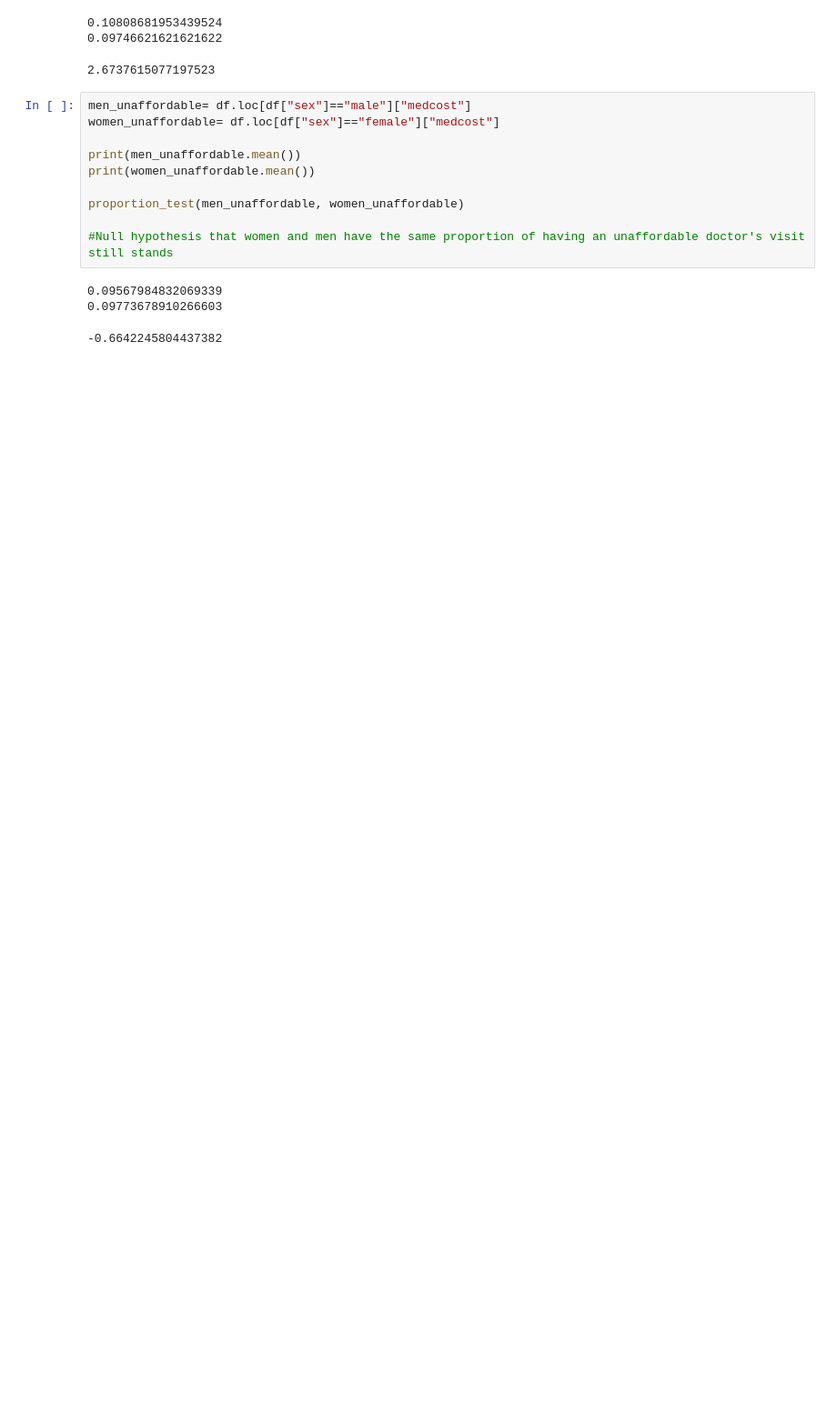
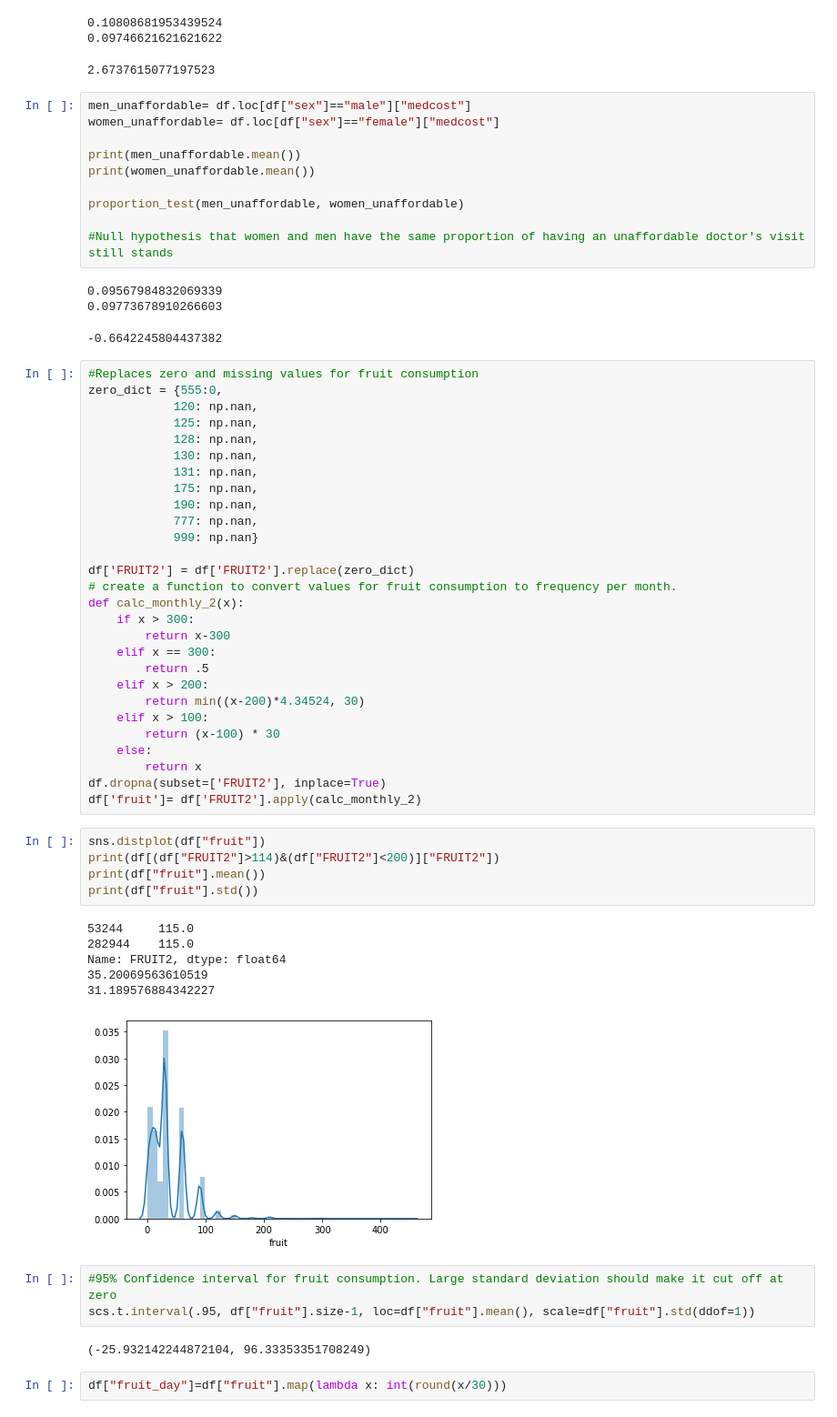
Before and after one commit to coreyryanhanson/nyc-mhtn-ds-010620-lectures, a Jupyter notebook: week_5/case_stud_stats/case_study_mine.ipynb, the cells around one changed output. Shown at 91% size. Saved outputs shown, nothing was run; the diff lists cells and outputs as text; blank space fills up the shorter version.

```diff
--- a/week_5/case_stud_stats/case_study_mine.ipynb
+++ b/week_5/case_stud_stats/case_study_mine.ipynb
@@ -868,3 +873,50 @@ proportion_test(men_unaffordable, women_unaffordable)
 0.09567984832069339
 0.09773678910266603
 -0.6642245804437382
+# %%
+#Replaces zero and missing values for fruit consumption
+zero_dict = {555:0,
+            120: np.nan,
+            125: np.nan,
+            128: np.nan,
+            130: np.nan,
+            131: np.nan,
+            175: np.nan,
+            190: np.nan,
+            777: np.nan,
+            999: np.nan}
+
+df['FRUIT2'] = df['FRUIT2'].replace(zero_dict)
+# create a function to convert values for fruit consumption to frequency per month.
+def calc_monthly_2(x):
+    if x > 300:
+        return x-300
+    elif x == 300:
+        return .5
+    elif x > 200:
+        return min((x-200)*4.34524, 30)
+    elif x > 100:
+        return (x-100) * 30
+    else:
+        return x
+df.dropna(subset=['FRUIT2'], inplace=True)
+df['fruit']= df['FRUIT2'].apply(calc_monthly_2)
+# %%
+sns.distplot(df["fruit"])
+print(df[(df["FRUIT2"]>114)&(df["FRUIT2"]<200)]["FRUIT2"])
+print(df["fruit"].mean())
+print(df["fruit"].std())
+# %% [output]
+53244     115.0
+282944    115.0
+Name: FRUIT2, dtype: float64
+35.20069563610519
+31.189576884342227
+[figure, added]
+# %%
+#95% Confidence interval for fruit consumption. Large standard deviation should make it cut off at zero
+scs.t.interval(.95, df["fruit"].size-1, loc=df["fruit"].mean(), scale=df["fruit"].std(ddof=1))
+# %% [output]
+(-25.932142244872104, 96.33353351708249)
+# %%
+df["fruit_day"]=df["fruit"].map(lambda x: int(round(x/30)))
```
Also changed, not shown: parts of 5 cells of this notebook.
